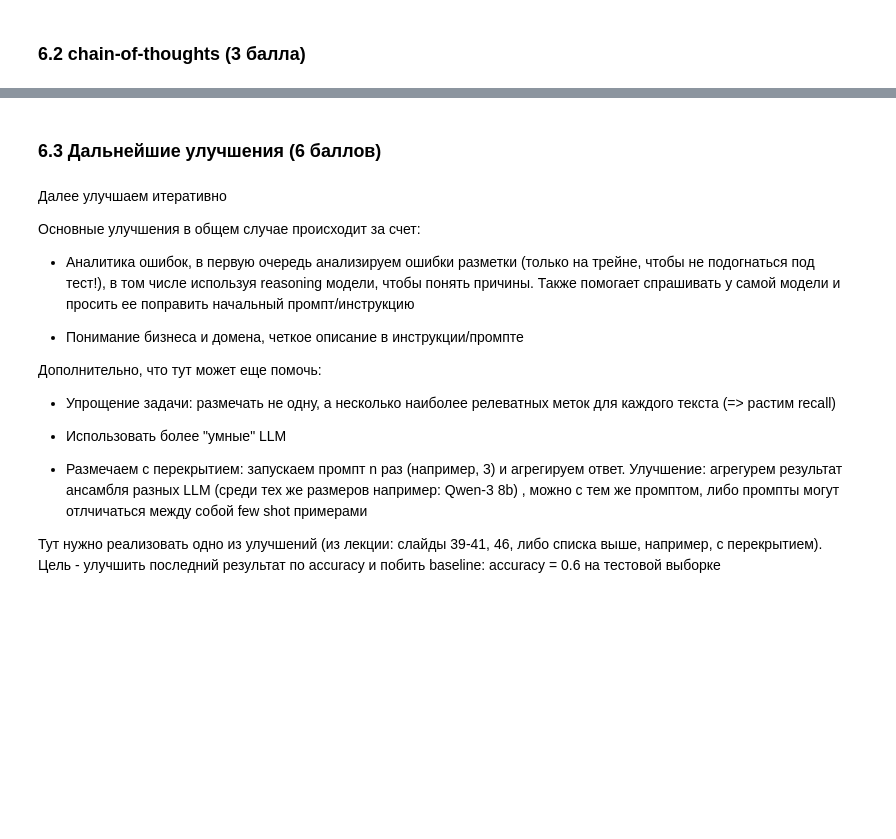
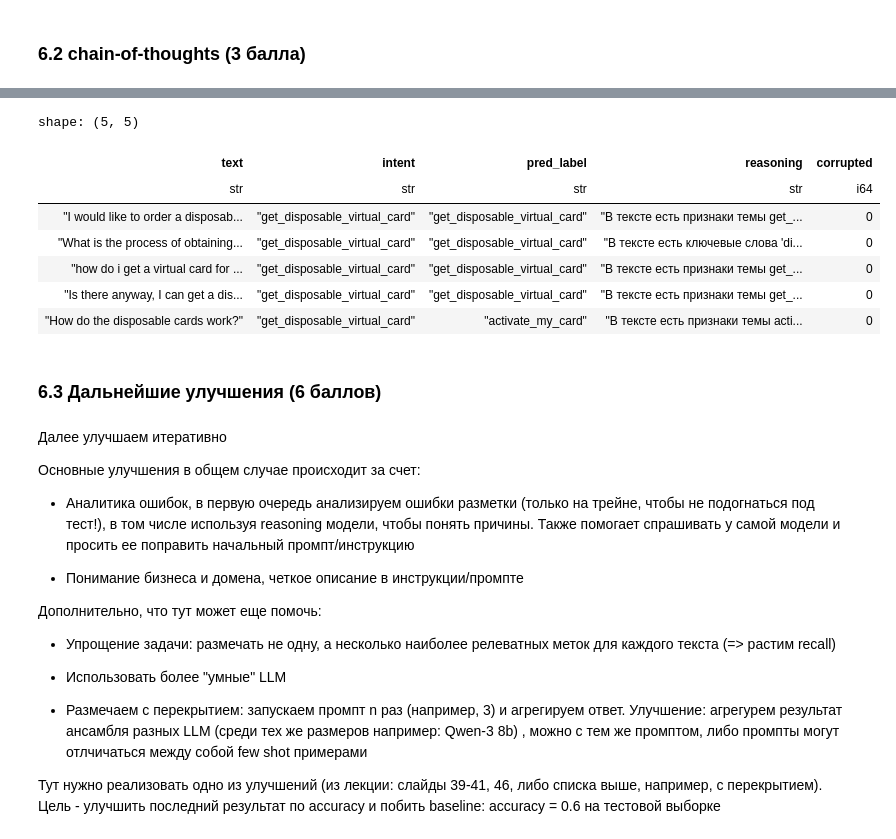
Before and after one commit to egor-kuzin/data-labeling, a Jupyter notebook: LLMpro_hw_4_Kuzin_Egor.ipynb, the cells around one changed output, grey strips where cells are left out. Cells and saved outputs as stored; diff of their text form; code cells hidden in the pictures; blank space fills up the shorter version.

```diff
--- a/LLMpro_hw_4_Kuzin_Egor.ipynb
+++ b/LLMpro_hw_4_Kuzin_Egor.ipynb
@@ -561,6 +550,29 @@ True
 # )
 
 # # ---- Конец кода ----
+# %%
+model_id = "Qwen/Qwen2.5-7B-Instruct"
+
+bnb_config = BitsAndBytesConfig(
+    load_in_4bit=True,
+    bnb_4bit_quant_type="nf4",
+    bnb_4bit_compute_dtype=torch.bfloat16,
+    bnb_4bit_use_double_quant=True,
+)
+
+tokenizer = AutoTokenizer.from_pretrained(model_id)
+
+model = AutoModelForCausalLM.from_pretrained(
+    model_id,
+    quantization_config=bnb_config,
+    device_map="auto",
+)
+
+pipe = pipeline(
+    "text-generation",
+    model=model,
+    tokenizer=tokenizer,
+)
 # %% [markdown]
 Формируем простой короткий промпт, в котором укажем  все категории меток для разметки, и потребуем выход в нужном формате json {"label": str}, для которого напишем функцию парсинга
 # %%
@@ -802,3 +1136,14 @@ print("""
+# %%
+cot_examples_preview
+# %% [output]
+shape: (5, 5)
+| text | intent | pred_label | reasoning | corrupted |
+| str | str | str | str | i64 |
+| "I would like to order a disposab... | "get_disposable_virtual_card" | "get_disposable_virtual_card" | "В тексте есть признаки темы get_... | 0 |
+| "What is the process of obtaining... | "get_disposable_virtual_card" | "get_disposable_virtual_card" | "В тексте есть ключевые слова 'di... | 0 |
+| "how do i get a virtual card for ... | "get_disposable_virtual_card" | "get_disposable_virtual_card" | "В тексте есть признаки темы get_... | 0 |
+| "Is there anyway, I can get a dis... | "get_disposable_virtual_card" | "get_disposable_virtual_card" | "В тексте есть признаки темы get_... | 0 |
+| "How do the disposable cards work?" | "get_disposable_virtual_card" | "activate_my_card" | "В тексте есть признаки темы acti... | 0 |
 # %% [markdown]
 ### 6.3 Дальнейшие улучшения (6 баллов)
 # %% [markdown]
```
Also changed, not shown: parts of 16 cells of this notebook, 6 other files.
